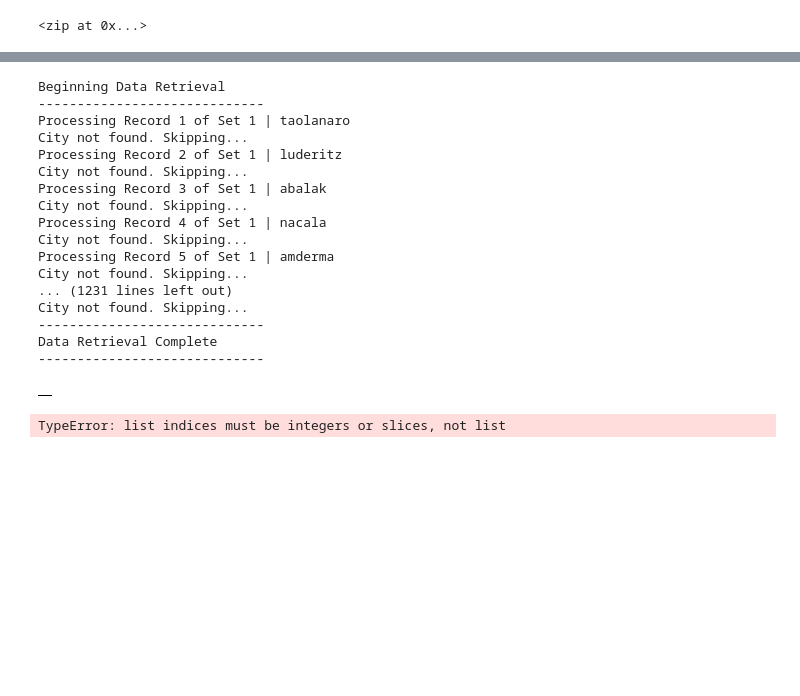
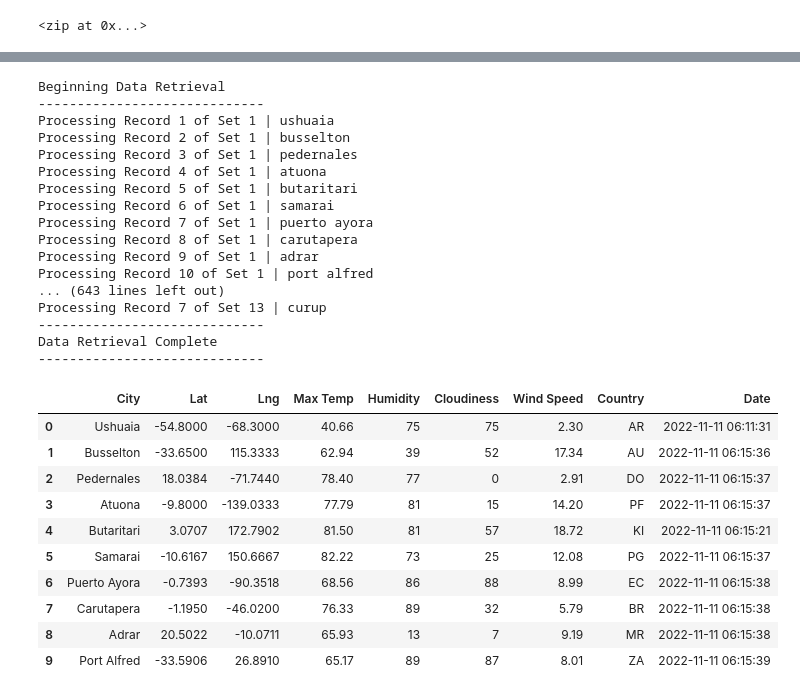
Before and after one commit to Santiago2607/World_Weather_Analysis, a Jupyter notebook: WeatherPy.ipynb, the cells around one changed output, grey strips where cells are left out. Drawn from its saved outputs; the diff is of its cells as text; code cells hidden in the pictures; blank space fills up the shorter version.

```diff
--- a/WeatherPy.ipynb
+++ b/WeatherPy.ipynb
@@ -91,5 +84,5 @@ from config import weather_api_key
 # %%
 # Starting URL for Weather Map API Call.
-url = "http//api.openweathermap.org/data/2.5/weather?units=Imperial&APPID=" + weather_api_key
+url = "http://api.openweathermap.org/data/2.5/weather?units=Imperial&APPID=" + weather_api_key
 print(url)
 # %% [output]
@@ -104,0 +145,5 @@ http//api.openweathermap.org/data/2.5/weather?units=Imperial&APPID=354952af509b7
+# %%
+# Create an endpoint URL for a city.
+city_url = url + "&q=" + "Boston"
+city_weather = requests.get(city_url)
+city_weather.json()
@@ -116,7 +223,6 @@ print("-----------------------------")
 # Create counters.
 record_count = 1
 set_count = 1
-
 # Loop through all the cities in the list.
 for i, city in enumerate(cities):
 
@@ -170,29 +276,37 @@ print("-----------------------------")
 # %% [output]
 Beginning Data Retrieval
 -----------------------------
-Processing Record 1 of Set 1 | taolanaro
-City not found. Skipping...
-Processing Record 2 of Set 1 | luderitz
-City not found. Skipping...
-Processing Record 3 of Set 1 | abalak
-City not found. Skipping...
-Processing Record 4 of Set 1 | nacala
-City not found. Skipping...
-Processing Record 5 of Set 1 | amderma
-City not found. Skipping...
-... (1231 lines left out)
-City not found. Skipping...
+Processing Record 1 of Set 1 | ushuaia
+Processing Record 2 of Set 1 | busselton
+Processing Record 3 of Set 1 | pedernales
+Processing Record 4 of Set 1 | atuona
+Processing Record 5 of Set 1 | butaritari
+Processing Record 6 of Set 1 | samarai
+Processing Record 7 of Set 1 | puerto ayora
+Processing Record 8 of Set 1 | carutapera
+Processing Record 9 of Set 1 | adrar
+Processing Record 10 of Set 1 | port alfred
+... (643 lines left out)
+Processing Record 7 of Set 13 | curup
 -----------------------------
 Data Retrieval Complete
 -----------------------------
 # %%
 # Convert the array of dictionaries to a Pandas DataFrame.
-city_data_df = pd.DataFrame.from_records(city_data)
+city_data_df = pd.DataFrame(city_data)
 city_data_df.head(10)
 # %% [output]
-|  |
+|  | City | Lat | Lng | Max Temp | Humidity | Cloudiness | Wind Speed | Country | Date |
+| 0 | Ushuaia | -54.8000 | -68.3000 | 40.66 | 75 | 75 | 2.30 | AR | 2022-11-11 06:11:31 |
+| 1 | Busselton | -33.6500 | 115.3333 | 62.94 | 39 | 52 | 17.34 | AU | 2022-11-11 06:15:36 |
+| 2 | Pedernales | 18.0384 | -71.7440 | 78.40 | 77 | 0 | 2.91 | DO | 2022-11-11 06:15:37 |
+| 3 | Atuona | -9.8000 | -139.0333 | 77.79 | 81 | 15 | 14.20 | PF | 2022-11-11 06:15:37 |
+| 4 | Butaritari | 3.0707 | 172.7902 | 81.50 | 81 | 57 | 18.72 | KI | 2022-11-11 06:15:21 |
+| 5 | Samarai | -10.6167 | 150.6667 | 82.22 | 73 | 25 | 12.08 | PG | 2022-11-11 06:15:37 |
+| 6 | Puerto Ayora | -0.7393 | -90.3518 | 68.56 | 86 | 88 | 8.99 | EC | 2022-11-11 06:15:38 |
+| 7 | Carutapera | -1.1950 | -46.0200 | 76.33 | 89 | 32 | 5.79 | BR | 2022-11-11 06:15:38 |
+| 8 | Adrar | 20.5022 | -10.0711 | 65.93 | 13 | 7 | 9.19 | MR | 2022-11-11 06:15:38 |
+| 9 | Port Alfred | -33.5906 | 26.8910 | 65.17 | 89 | 87 | 8.01 | ZA | 2022-11-11 06:15:39 |
 # %%
 new_column_order = ["City", "Country", "Date", "Lat", "Lng", "Max Temp", "Humidity", "Cloudiness", "Wind Speed"]
-city_data_df = city_data[new_column_order]
+city_data_df = city_data_df[new_column_order]
-# %% [output]
-TypeError: list indices must be integers or slices, not list
```
Also changed, not shown: parts of 60 cells of this notebook, 8 other files.
